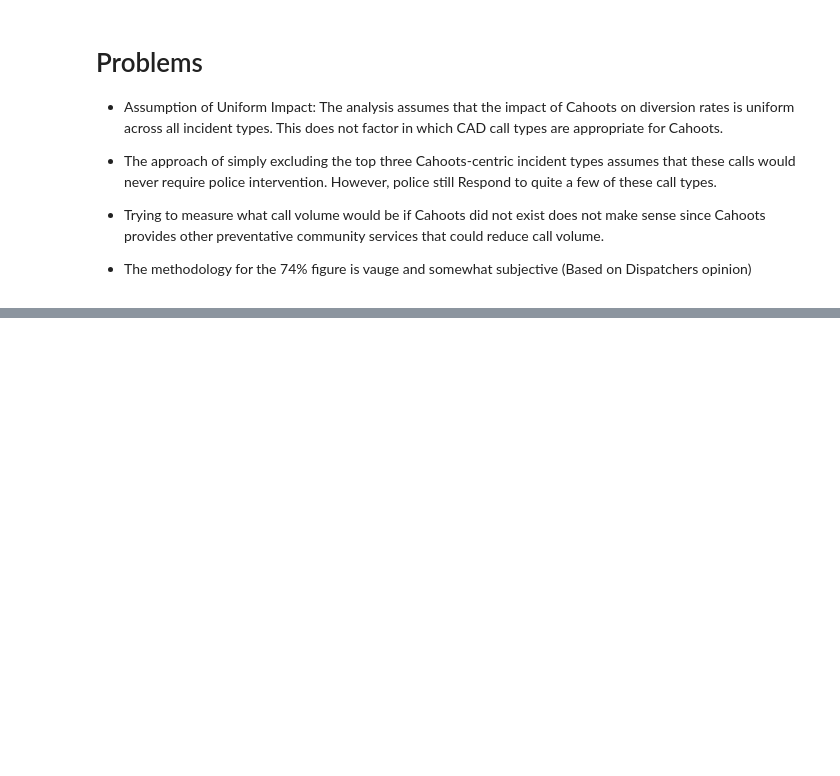
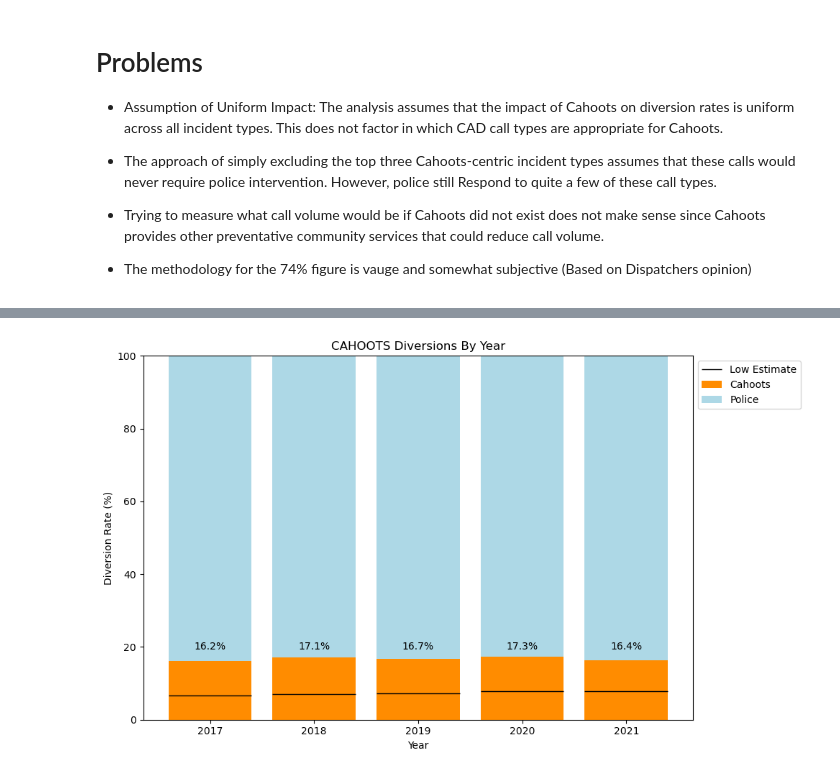
Before and after one commit to Nathan-M-Burton/Cahoots-Impact-Assessment, a Jupyter notebook: police_replication.ipynb, the cells around one changed output, grey strips where cells are left out. Drawn from its saved outputs; the diff is of its cells as text; code cells hidden in the pictures; blank space fills up the shorter version.

Commit message:
Implemented Diversion formulas on the actual data

```diff
--- a/police_replication.ipynb
+++ b/police_replication.ipynb
@@ -385,0 +430,8 @@ overlap_proportions
+# %%
+CAD_data_diversions = pd.read_csv("data/cleaned_data/cleaned_CAD_data_diversions.csv")
+# %%
+datetime_columns = ['Call_Created_Time', 'Call_First_Dispatched_Time', 'Call_First_On_Scene', 'Call_Cleared']
+for col in datetime_columns:
+    CAD_data_diversions[col] = pd.to_datetime(CAD_data_diversions[col], errors='coerce')
+
+CAD_data_cleaned = CAD_data_diversions.dropna(subset=['Call_Created_Time', 'Call_Source', 'InitialIncidentTypeDescription'])
@@ -385,0 +462,84 @@ overlap_proportions
+# %%
+diversion_rates_by_year = {}
+for year in range(2017, 2022):  # Loop through years 2017 to 2021
+    # Filter data for the current year
+    yearly_data = CAD_data_cleaned[CAD_data_cleaned["Call_Created_Time"].dt.year == year]
+
+    # Calculate diversion rates for the filtered yearly data
+    yearly_rates = run_police_diversions(yearly_data, welfare_prop, transport_prop, assist_prop, suicide_prop)
+
+    # Store the results in the dictionary
+    diversion_rates_by_year[year] = yearly_rates['results']
+# %%
+import matplotlib.pyplot as plt
+
+def create_diversion_rate_chart(data, rate_key, low_estimate_key=None,
+                                 title=None, rate_label=None, low_estimate_label='Low Estimate'):
+    """
+    Creates a stacked bar chart showing diversion rates by year.
+
+    Args:
+        data (dict): A dictionary where keys are years and values are
+                     dictionaries containing diversion rate information.
+        rate_key (str): The key for the diversion rate to plot.
+        low_estimate_key (str, optional): The key for the low-end estimate
+                                           to add as a line. If None, no line
+                                           is added. Defaults to None.
+        title (str, optional): Title for the plot. If None, a default title is used.
+        rate_label (str, optional): Label for the main rate in the legend.
+                                    If None, the `rate_key` is used as the label.
+        low_estimate_label (str, optional): Label for the low estimate line
+                                            in the legend. Defaults to 'Low Estimate'.
+    """
+
+    years = list(data.keys())
+    rates = list(data.values())
+
+    selected_rates = [rate[rate_key] for rate in rates]
+
+    plt.figure(figsize=(10, 6))
+
+    plt.bar(years, selected_rates, label=rate_label if rate_label else rate_key, color='darkorange')
+    plt.bar(years, [100 - r for r in selected_rates], bottom=selected_rates, label='Police', color='lightblue')
+
+    if low_estimate_key:
+        low_estimates = [rate[low_estimate_key] for rate in rates]
+        low_end_lines = plt.hlines(
+            low_estimates,
+            xmin=[y - 0.4 for y in years],
+            xmax=[y + 0.4 for y in years],
+            color='black',
+            linewidth=1,
+        )
+
+        plt.legend(handles=[low_end_lines] + plt.gca().get_legend_handles_labels()[0],
+                   labels=[low_estimate_label] + plt.gca().get_legend_handles_labels()[1],
+                   loc='upper left', bbox_to_anchor=(1, 1))
+    else:
+        plt.legend(loc='upper left', bbox_to_anchor=(1, 1))
+
+    plt.xlabel('Year')
+    plt.ylabel('Diversion Rate (%)')
+    plt.title(title if title else f'Diversion Rates Over Time ({rate_key})')
+    plt.xticks(years)
+    plt.ylim(0, 100)
+
+    # Add percentage labels
+    for year, high, low in zip(years, selected_rates, low_estimates if low_estimate_key else [0]*len(years)):
+        plt.text(year, 20, f'{high:.1f}%', ha='center', va='center', color='black')
+        #plt.text(year, (low + 3), f'{low:.1f}%', ha='center', va='center', color='black')
+
+    plt.tight_layout()
+    plt.show()
+
+
+create_diversion_rate_chart(
+    diversion_rates_by_year,
+    rate_key='Gross Divert Rate 2 (All Cahoots Dispatched CFS)',
+    low_estimate_key='Adjusted Divert Rate with Check Welfare Adjustment (low)',
+    title='CAHOOTS Diversions By Year',
+    rate_label='Cahoots',
+    low_estimate_label='Low Estimate'
+)
+# %% [output]
+[figure, added]
```
Also changed, not shown: parts of 29 cells of this notebook, 1 other file.
